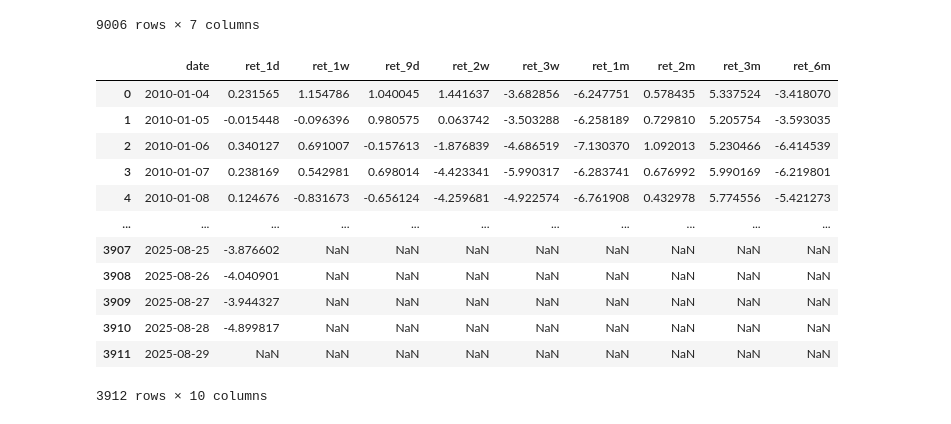
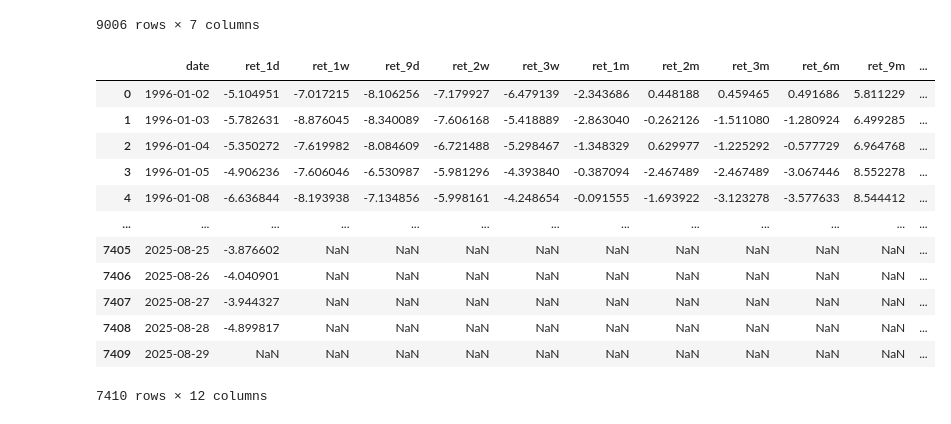
Before and after one commit to Tianjiao11/PhD_essay3_coding, a Jupyter notebook: PhD_essay3_codes.ipynb, the cells around one changed output. Cells and saved outputs as stored; diff of their text form; code cells hidden in the pictures.

```diff
--- a/PhD_essay3_codes.ipynb
+++ b/PhD_essay3_codes.ipynb
@@ -78,34 +78,35 @@ r_df
 # %%
 excess_ret_df = (
     spx_data.merge(r_df, on='date', how='inner')
     .assign(ret_1d = lambda df: df['ret_1d'] - df['3mo'])
     .assign(ret_1w = lambda df: df['ret_5d'] - df['3mo'])
     .assign(ret_9d = lambda df: df['ret_7d'] - df['3mo'])
     .assign(ret_2w = lambda df: df['ret_10d'] - df['3mo'])
     .assign(ret_3w = lambda df: df['ret_15d'] - df['3mo'])
     .assign(ret_1m = lambda df: df['ret_22d'] - df['3mo'])
     .assign(ret_2m = lambda df: df['ret_44d'] - df['3mo'])
     .assign(ret_3m = lambda df: df['ret_66d'] - df['3mo'])
     .assign(ret_6m = lambda df: df['ret_132d'] - df['3mo'])
-    # .assign(ret_1y = lambda df: df['ret_252d'] - df['3mo'])
-    .filter(items=['date', 'ret_1d', 'ret_1w', 'ret_9d', 'ret_2w', 'ret_3w', 'ret_1m', 'ret_2m', 'ret_3m', 'ret_6m'])
+    .assign(ret_9m = lambda df: df['ret_190d'] - df['3mo'])
+    .assign(ret_1y = lambda df: df['ret_252d'] - df['3mo'])
+    .filter(items=['date', 'ret_1d', 'ret_1w', 'ret_9d', 'ret_2w', 'ret_3w', 'ret_1m', 'ret_2m', 'ret_3m', 'ret_6m', 'ret_9m', 'ret_1y'])
     .sort_values('date')
     .reset_index(drop=True)
 )
 excess_ret_df
 # %% [output]
-|  | date | ret_1d | ret_1w | ret_9d | ret_2w | ret_3w | ret_1m | ret_2m | ret_3m | ret_6m |
-| 0 | 2010-01-04 | 0.231565 | 1.154786 | 1.040045 | 1.441637 | -3.682856 | -6.247751 | 0.578435 | 5.337524 | -3.418070 |
-| 1 | 2010-01-05 | -0.015448 | -0.096396 | 0.980575 | 0.063742 | -3.503288 | -6.258189 | 0.729810 | 5.205754 | -3.593035 |
-| 2 | 2010-01-06 | 0.340127 | 0.691007 | -0.157613 | -1.876839 | -4.686519 | -7.130370 | 1.092013 | 5.230466 | -6.414539 |
-| 3 | 2010-01-07 | 0.238169 | 0.542981 | 0.698014 | -4.423341 | -5.990317 | -6.283741 | 0.676992 | 5.990169 | -6.219801 |
-| 4 | 2010-01-08 | 0.124676 | -0.831673 | -0.656124 | -4.259681 | -4.922574 | -6.761908 | 0.432978 | 5.774556 | -5.421273 |
-| ... | ... | ... | ... | ... | ... | ... | ... | ... | ... | ... |
-| 3907 | 2025-08-25 | -3.876602 | NaN | NaN | NaN | NaN | NaN | NaN | NaN | NaN |
-| 3908 | 2025-08-26 | -4.040901 | NaN | NaN | NaN | NaN | NaN | NaN | NaN | NaN |
-| 3909 | 2025-08-27 | -3.944327 | NaN | NaN | NaN | NaN | NaN | NaN | NaN | NaN |
-| 3910 | 2025-08-28 | -4.899817 | NaN | NaN | NaN | NaN | NaN | NaN | NaN | NaN |
-| 3911 | 2025-08-29 | NaN | NaN | NaN | NaN | NaN | NaN | NaN | NaN | NaN |
+|  | date | ret_1d | ret_1w | ret_9d | ret_2w | ret_3w | ret_1m | ret_2m | ret_3m | ret_6m | ret_9m | ... |
+| 0 | 1996-01-02 | -5.104951 | -7.017215 | -8.106256 | -7.179927 | -6.479139 | -2.343686 | 0.448188 | 0.459465 | 0.491686 | 5.811229 | ... |
+| 1 | 1996-01-03 | -5.782631 | -8.876045 | -8.340089 | -7.606168 | -5.418889 | -2.863040 | -0.262126 | -1.511080 | -1.280924 | 6.499285 | ... |
+| 2 | 1996-01-04 | -5.350272 | -7.619982 | -8.084609 | -6.721488 | -5.298467 | -1.348329 | 0.629977 | -1.225292 | -0.577729 | 6.964768 | ... |
+| 3 | 1996-01-05 | -4.906236 | -7.606046 | -6.530987 | -5.981296 | -4.393840 | -0.387094 | -2.467489 | -2.467489 | -3.067446 | 8.552278 | ... |
+| 4 | 1996-01-08 | -6.636844 | -8.193938 | -7.134856 | -5.998161 | -4.248654 | -0.091555 | -1.693922 | -3.123278 | -3.577633 | 8.544412 | ... |
+| ... | ... | ... | ... | ... | ... | ... | ... | ... | ... | ... | ... | ... |
+| 7405 | 2025-08-25 | -3.876602 | NaN | NaN | NaN | NaN | NaN | NaN | NaN | NaN | NaN | ... |
+| 7406 | 2025-08-26 | -4.040901 | NaN | NaN | NaN | NaN | NaN | NaN | NaN | NaN | NaN | ... |
+| 7407 | 2025-08-27 | -3.944327 | NaN | NaN | NaN | NaN | NaN | NaN | NaN | NaN | NaN | ... |
+| 7408 | 2025-08-28 | -4.899817 | NaN | NaN | NaN | NaN | NaN | NaN | NaN | NaN | NaN | ... |
+| 7409 | 2025-08-29 | NaN | NaN | NaN | NaN | NaN | NaN | NaN | NaN | NaN | NaN | ... |
-3912 rows × 10 columns
+7410 rows × 12 columns
 # %%
 all_vix_df = (
```
Also changed, not shown: parts of 8 cells of this notebook.
